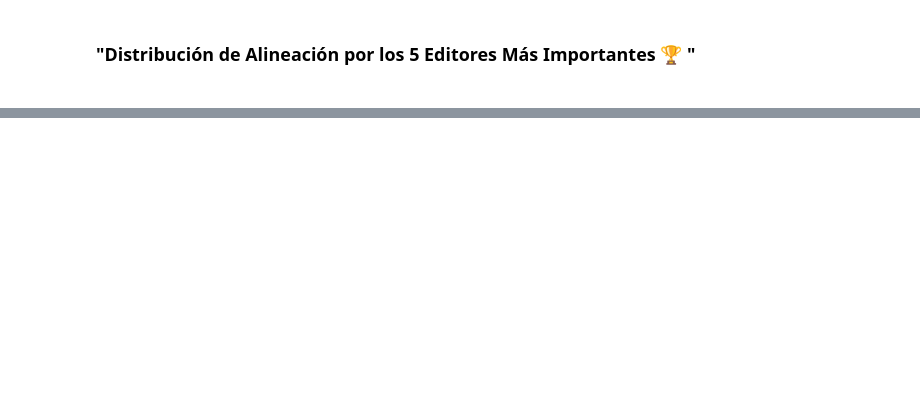
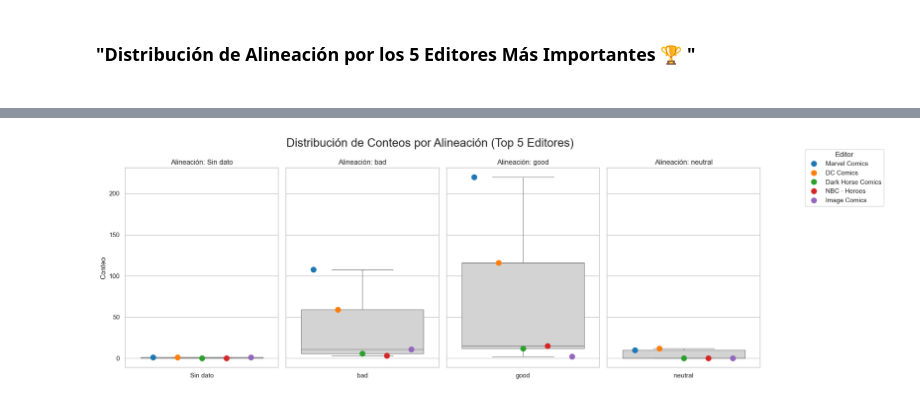
Before and after one commit to Anxo555/Proyecto-Api-Superheroes, a Jupyter notebook: Analisis_datos_DORU/analisis_datos2.ipynb, the cells around one changed output, grey strips where cells are left out. Drawn from its saved outputs; the diff is of its cells as text; code cells hidden in the pictures; blank space fills up the shorter version.

Commit message:
Modificacion datos y mejorar graficos

```diff
--- a/Analisis_datos_DORU/analisis_datos2.ipynb
+++ b/Analisis_datos_DORU/analisis_datos2.ipynb
@@ -318,0 +325,51 @@ plt.show()
+# %%
+tabla_top5 = tabla_contingencia.loc[top5_editores].reset_index()
+
+tabla_top5.rename(columns={tabla_top5.columns[0]: 'Editor'}, inplace=True)
+
+df_long = tabla_top5.melt(id_vars="Editor", var_name="Alineación", value_name="Conteo")
+
+sns.set(style="whitegrid")
+palette = sns.color_palette("tab10", n_colors=len(top5_editores))
+categorias = df_long['Alineación'].unique()
+num_cat = len(categorias)
+fig, axes = plt.subplots(1, num_cat, figsize=(4*num_cat, 6), sharey=True)
+
+for ax, cat in zip(axes, categorias):
+    subset = df_long[df_long['Alineación'] == cat]
+
+    # Boxplot gris de distribución general
+    sns.boxplot(
+        data=subset,
+        x="Alineación",
+        y="Conteo",
+        color="lightgray",
+        showfliers=False,
+        ax=ax
+    )
+
+    # Swarmplot de puntos individuales por editor
+    sns.swarmplot(
+        data=subset,
+        x="Alineación",
+        y="Conteo",
+        hue="Editor",
+        palette=palette,
+        size=10,
+        dodge=True,
+        ax=ax
+    )
+
+    ax.set_title(f"Alineación: {cat}")
+    ax.set_xlabel("")
+    ax.set_ylabel("Conteo")
+    ax.legend().remove() #elimanar leyendas repetidas , sino sale en cada grafico
+
+handles, labels = axes[0].get_legend_handles_labels()
+fig.legend(handles, labels, title="Editor", bbox_to_anchor=(1.05, 0.95), loc='upper left')
+
+fig.suptitle("Distribución de Conteos por Alineación (Top 5 Editores)", fontsize=20)
+plt.tight_layout()
+plt.show()
+# %% [output]
+[figure, added]
```
Also changed, not shown: parts of 4 cells of this notebook, 3 other files.
